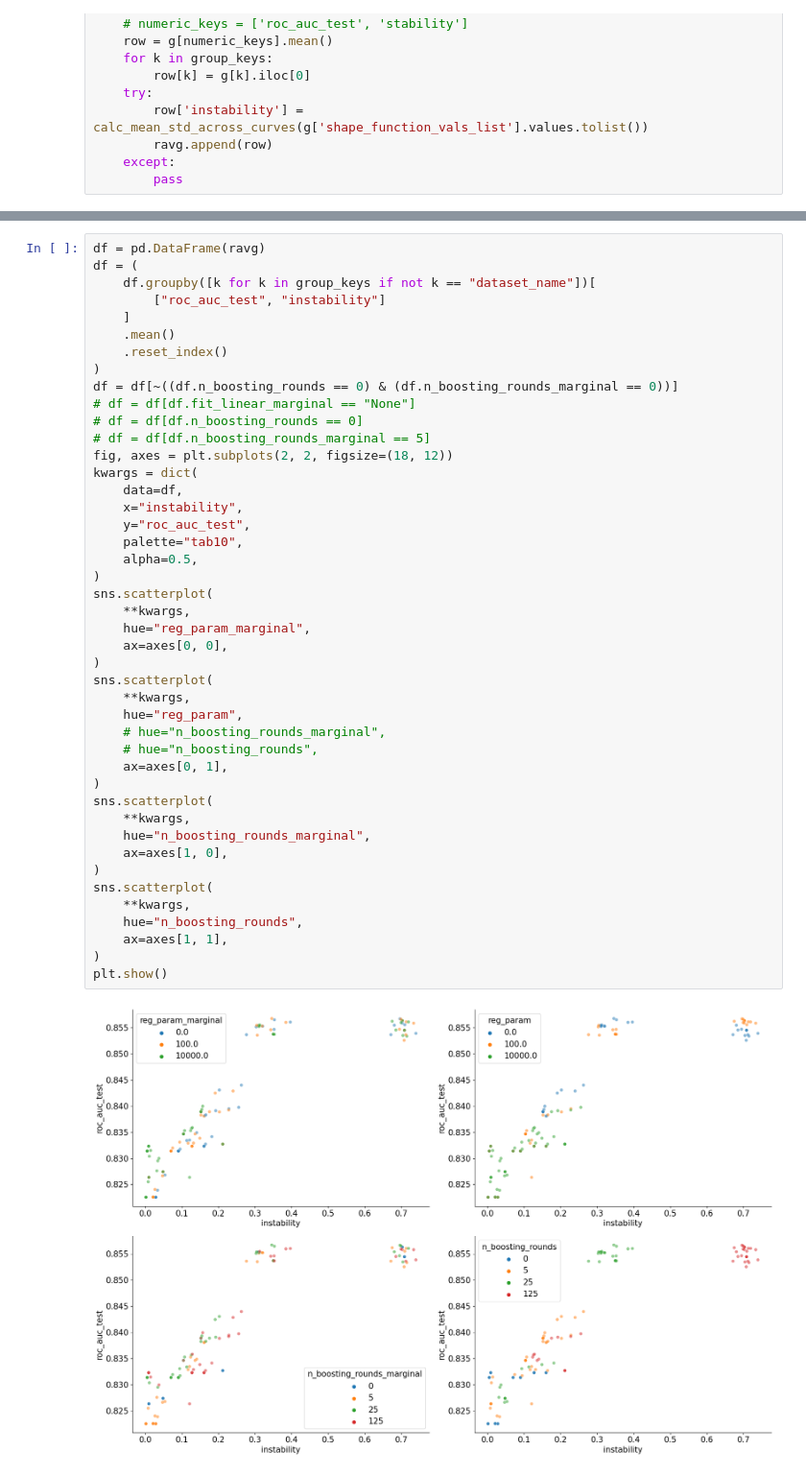
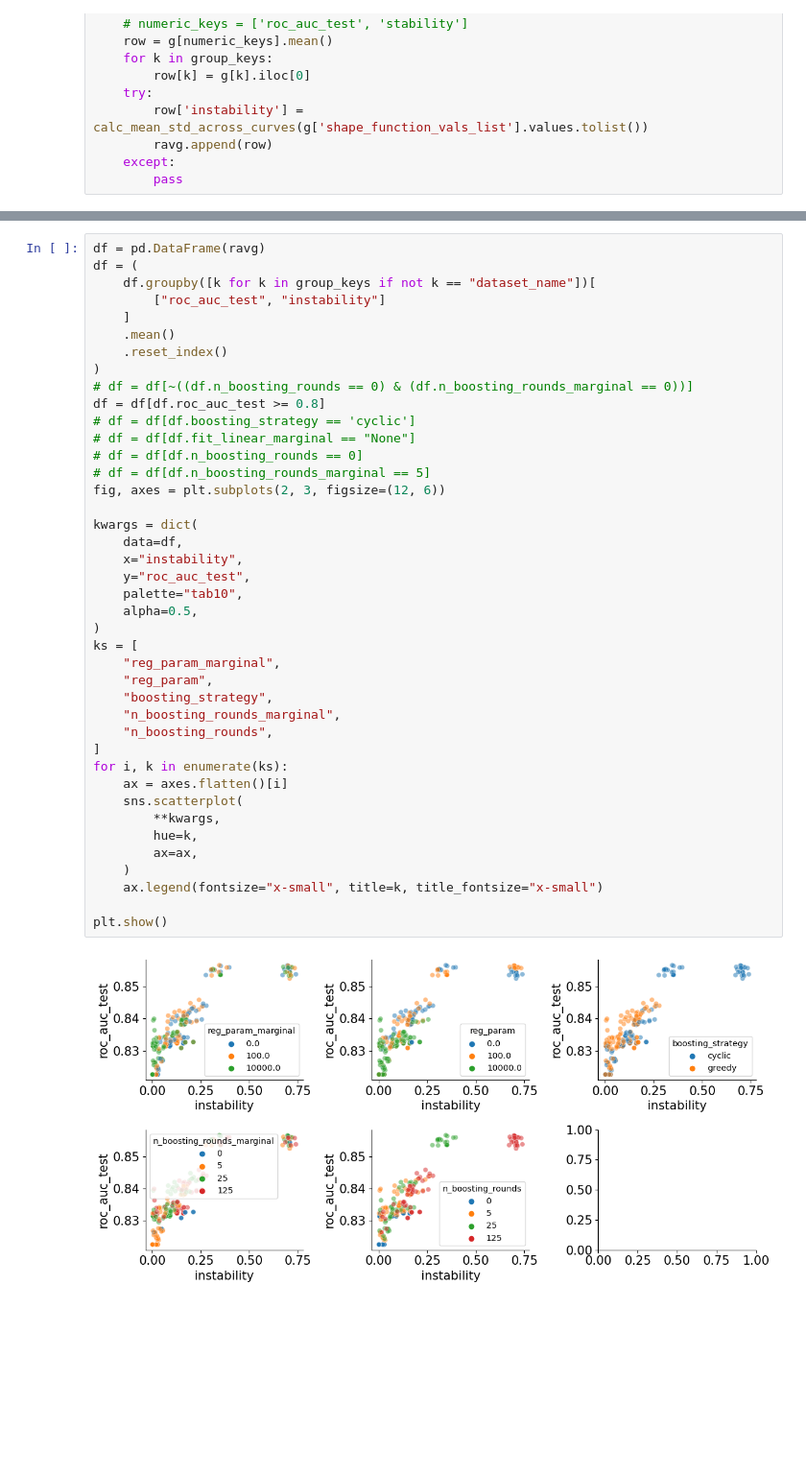
Before and after one commit to csinva/gam-experiments, a Jupyter notebook: notebooks/01_model_results.ipynb, the cells around one changed output, grey strips where cells are left out. Shown at 96% size. Drawn from its saved outputs; the diff is of its cells as text; blank space fills up the shorter version.

Commit message:
look at greedy boosting results

```diff
--- a/notebooks/01_model_results.ipynb
+++ b/notebooks/01_model_results.ipynb
@@ -68,46 +42,43 @@ for group_key, group_idx in rg.groups.items():
 # %%
 df = pd.DataFrame(ravg)
 df = (
     df.groupby([k for k in group_keys if not k == "dataset_name"])[
         ["roc_auc_test", "instability"]
     ]
     .mean()
     .reset_index()
 )
-df = df[~((df.n_boosting_rounds == 0) & (df.n_boosting_rounds_marginal == 0))]
+# df = df[~((df.n_boosting_rounds == 0) & (df.n_boosting_rounds_marginal == 0))]
+df = df[df.roc_auc_test >= 0.8]
+# df = df[df.boosting_strategy == 'cyclic']
 # df = df[df.fit_linear_marginal == "None"]
 # df = df[df.n_boosting_rounds == 0]
 # df = df[df.n_boosting_rounds_marginal == 5]
-fig, axes = plt.subplots(2, 2, figsize=(18, 12))
+fig, axes = plt.subplots(2, 3, figsize=(12, 6))
+
 kwargs = dict(
     data=df,
     x="instability",
     y="roc_auc_test",
     palette="tab10",
     alpha=0.5,
 )
-sns.scatterplot(
-    **kwargs,
-    hue="reg_param_marginal",
-    ax=axes[0, 0],
-)
-sns.scatterplot(
-    **kwargs,
-    hue="reg_param",
-    # hue="n_boosting_rounds_marginal",
-    # hue="n_boosting_rounds",
-    ax=axes[0, 1],
-)
-sns.scatterplot(
-    **kwargs,
-    hue="n_boosting_rounds_marginal",
-    ax=axes[1, 0],
-)
-sns.scatterplot(
-    **kwargs,
-    hue="n_boosting_rounds",
-    ax=axes[1, 1],
-)
+ks = [
+    "reg_param_marginal",
+    "reg_param",
+    "boosting_strategy",
+    "n_boosting_rounds_marginal",
+    "n_boosting_rounds",
+]
+for i, k in enumerate(ks):
+    ax = axes.flatten()[i]
+    sns.scatterplot(
+        **kwargs,
+        hue=k,
+        ax=ax,
+    )
+    ax.legend(fontsize="x-small", title=k, title_fontsize="x-small")
+
 plt.show()
 # %% [output]
-[figure, old version]
+[figure, new version]
```
Also changed, not shown: parts of 4 cells of this notebook, 2 other files.
